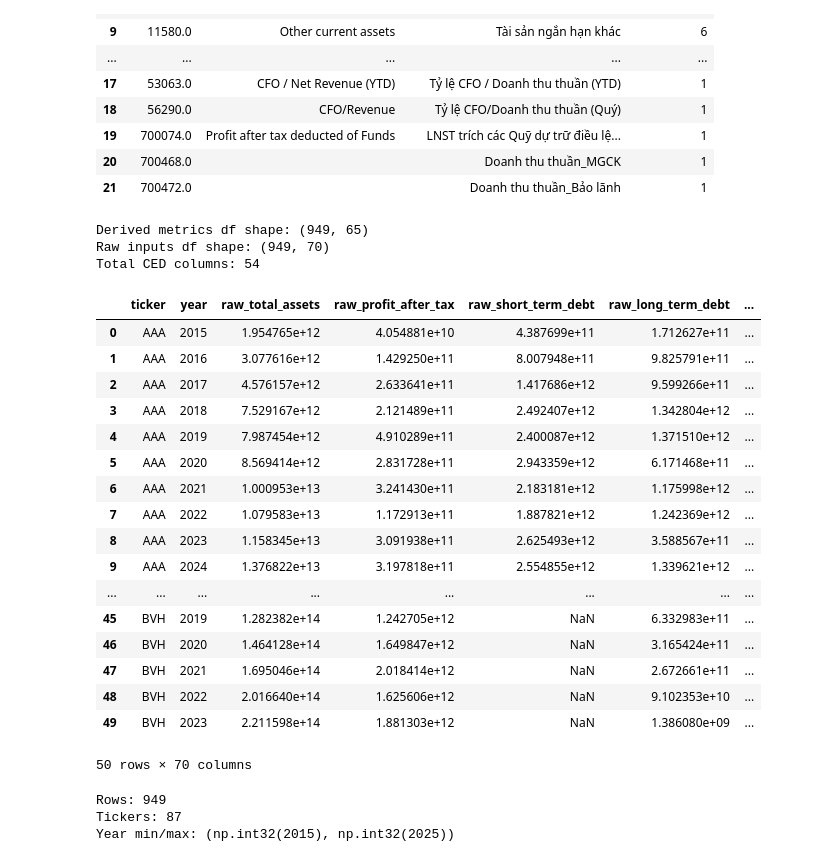
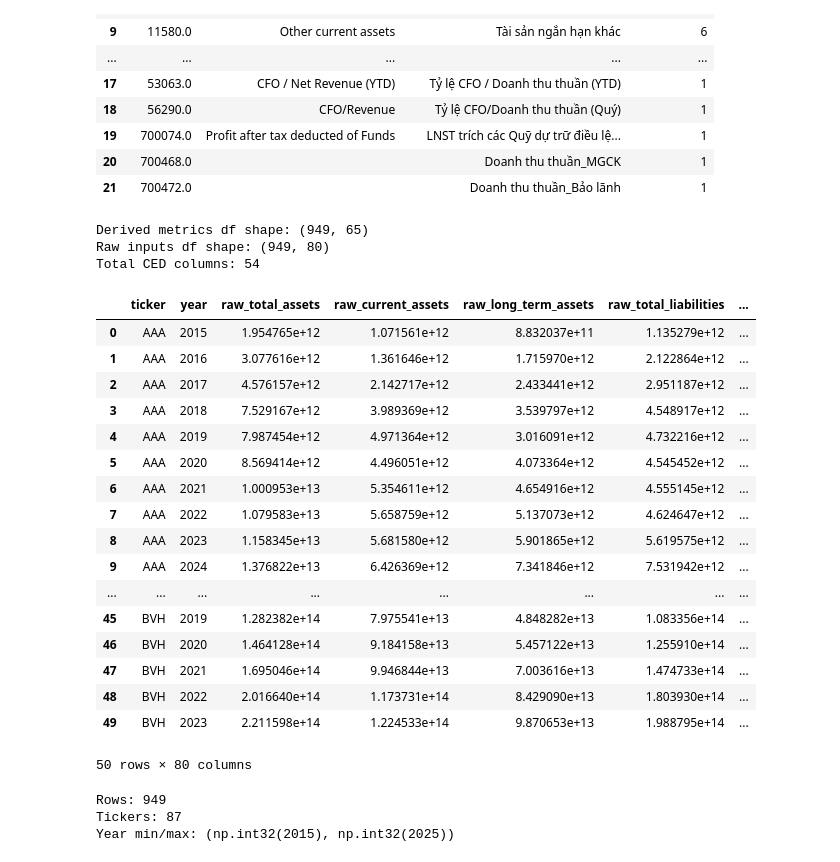
Before and after one commit to KhueNgocDang/llm_annual_report, a Jupyter notebook: basic_items_duckdb.ipynb, the cells around one changed output. Cells and saved outputs as stored; diff of their text form; code cells hidden in the pictures.

Commit message:
feat: add items

```diff
--- a/basic_items_duckdb.ipynb
+++ b/basic_items_duckdb.ipynb
@@ -187,12 +206,22 @@ financial_inputs AS (
     year,
     MAX(CASE WHEN item_code = '{ITEM_CODES['total_assets']}' THEN numeric_value END) AS total_assets,
     MAX(CASE WHEN item_code = '{ITEM_CODES['profit_after_tax']}' THEN numeric_value END) AS profit_after_tax,
+    MAX(CASE WHEN item_code = '{ITEM_CODES['pretax_profit']}' THEN numeric_value END) AS pretax_profit,
     MAX(CASE WHEN item_code = '{ITEM_CODES['short_term_debt']}' THEN numeric_value END) AS short_term_debt,
     MAX(CASE WHEN item_code = '{ITEM_CODES['long_term_debt']}' THEN numeric_value END) AS long_term_debt,
     MAX(CASE WHEN item_code = '{ITEM_CODES['current_assets']}' THEN numeric_value END) AS current_assets,
+    MAX(CASE WHEN item_code = '{ITEM_CODES['long_term_assets']}' THEN numeric_value END) AS long_term_assets,
     MAX(CASE WHEN item_code = '{ITEM_CODES['short_term_liabilities']}' THEN numeric_value END) AS short_term_liabilities,
+    MAX(CASE WHEN item_code = '{ITEM_CODES['short_term_financial_investments']}' THEN numeric_value END) AS short_term_financial_investments,
     MAX(CASE WHEN item_code = '{ITEM_CODES['net_revenue']}' THEN numeric_value END) AS net_revenue,
-    MAX(CASE WHEN item_code = '{ITEM_CODES['total_liabilities']}' THEN numeric_value END) AS total_liabilities
+    MAX(CASE WHEN item_code = '{ITEM_CODES['total_liabilities']}' THEN numeric_value END) AS total_liabilities,
+    MAX(CASE WHEN item_code = '{ITEM_CODES['owners_equity']}' THEN numeric_value END) AS owners_equity,
+    MAX(CASE WHEN item_code = '{ITEM_CODES['cash_and_equivalents']}' THEN numeric_value END) AS cash_and_equivalents,
+    MAX(CASE WHEN item_code = '{ITEM_CODES['tangible_fixed_assets']}' THEN numeric_value END) AS tangible_fixed_assets,
+    MAX(CASE WHEN item_code = '{ITEM_CODES['depreciation_expense']}' THEN numeric_value END) AS depreciation_expense,
+    MAX(CASE WHEN item_code = '{ITEM_CODES['net_cf_operating']}' THEN numeric_value END) AS net_cf_operating,
+    MAX(CASE WHEN item_code = '{ITEM_CODES['taxes_payable_state']}' THEN numeric_value END) AS taxes_payable_state,
+    MAX(CASE WHEN item_code = '{ITEM_CODES['current_corporate_income_tax_expense']}' THEN numeric_value END) AS current_corporate_income_tax_expense
   FROM fs_latest
   GROUP BY ticker, year
 ) ,
@@ -278,13 +307,23 @@ SELECT
   bd.woman,
   au.aud,
   fi.total_assets AS raw_total_assets,
+  fi.current_assets AS raw_current_assets,
+  fi.long_term_assets AS raw_long_term_assets,
+  fi.total_liabilities AS raw_total_liabilities,
+  fi.short_term_liabilities AS raw_short_term_liabilities,
+  fi.short_term_debt AS raw_short_term_debt,
+  fi.short_term_financial_investments AS raw_short_term_financial_investments,
+  fi.owners_equity AS raw_owners_equity,
+  fi.cash_and_equivalents AS raw_cash_and_equivalents,
+  fi.tangible_fixed_assets AS raw_tangible_fixed_assets,
+  fi.depreciation_expense AS raw_depreciation_expense,
+  fi.net_cf_operating AS raw_net_cf_operating,
+  fi.taxes_payable_state AS raw_taxes_payable_state,
+  fi.current_corporate_income_tax_expense AS raw_current_corporate_income_tax_expense,
+  fi.net_revenue AS raw_net_revenue,
   fi.profit_after_tax AS raw_profit_after_tax,
-  fi.short_term_debt AS raw_short_term_debt,
+  fi.pretax_profit AS raw_pretax_profit,
   fi.long_term_debt AS raw_long_term_debt,
-  fi.current_assets AS raw_current_assets,
-  fi.short_term_liabilities AS raw_short_term_liabilities,
-  fi.net_revenue AS raw_net_revenue,
-  fi.total_liabilities AS raw_total_liabilities,
   a.first_event_year AS raw_first_event_year
 FROM base b
 LEFT JOIN financial_vars f ON f.ticker = b.ticker AND f.year = b.year
@@ -294,56 +333,60 @@ LEFT JOIN inference_ced i ON i.ticker = b.ticker AND i.year = b.year
 LEFT JOIN board_vars bd ON bd.ticker = b.ticker AND bd.year = b.year
 LEFT JOIN age_vars a ON a.ticker = b.ticker AND a.year = b.year
 LEFT JOIN audit_vars au ON au.ticker = b.ticker AND au.year = b.year
 WHERE b.year BETWEEN {START_YEAR} AND {END_YEAR}
 {ticker_filter_sql}
 ORDER BY b.ticker, b.year
 '''
 
 df_all = con.execute(sql).fetchdf()
 
 ced_columns = [c.lower() for c in CED_CODES]
 metric_columns = [
     'ticker', 'year', 'ced', *ced_columns, 'size', 'boardsize', 'age', 'roa', 'loa', 'iso', 'woman', 'aud'
 ]
 raw_columns = [
     'ticker', 'year',
-    'raw_total_assets', 'raw_profit_after_tax',
-    'raw_short_term_debt', 'raw_long_term_debt',
-    'raw_current_assets', 'raw_short_term_liabilities',
-    'raw_net_revenue', 'raw_total_liabilities',
+    'raw_total_assets', 'raw_current_assets', 'raw_long_term_assets',
+    'raw_total_liabilities', 'raw_short_term_liabilities', 'raw_short_term_debt',
+    'raw_short_term_financial_investments',
+    'raw_owners_equity', 'raw_cash_and_equivalents', 'raw_tangible_fixed_assets',
+    'raw_depreciation_expense', 'raw_net_cf_operating',
+    'raw_taxes_payable_state', 'raw_current_corporate_income_tax_expense',
+    'raw_net_revenue', 'raw_profit_after_tax', 'raw_pretax_profit',
+    'raw_long_term_debt',
     'raw_first_event_year',
     'ced', *ced_columns, 'iso', 'boardsize', 'woman', 'aud'
 ]
 
 df = df_all[metric_columns].copy()
 df_raw_inputs = df_all[raw_columns].copy()
 
 print('Derived metrics df shape:', df.shape)
 print('Raw inputs df shape:', df_raw_inputs.shape)
 print('Total CED columns:', len(ced_columns))
 df_raw_inputs.head(50)
 # %% [output]
 Derived metrics df shape: (949, 65)
-Raw inputs df shape: (949, 70)
+Raw inputs df shape: (949, 80)
 Total CED columns: 54
-|  | ticker | year | raw_total_assets | raw_profit_after_tax | raw_short_term_debt | raw_long_term_debt | ... |
-| 0 | AAA | 2015 | 1.954765e+12 | 4.054881e+10 | 4.387699e+11 | 1.712627e+11 | ... |
-| 1 | AAA | 2016 | 3.077616e+12 | 1.429250e+11 | 8.007948e+11 | 9.825791e+11 | ... |
-| 2 | AAA | 2017 | 4.576157e+12 | 2.633641e+11 | 1.417686e+12 | 9.599266e+11 | ... |
-| 3 | AAA | 2018 | 7.529167e+12 | 2.121489e+11 | 2.492407e+12 | 1.342804e+12 | ... |
-| 4 | AAA | 2019 | 7.987454e+12 | 4.910289e+11 | 2.400087e+12 | 1.371510e+12 | ... |
-| 5 | AAA | 2020 | 8.569414e+12 | 2.831728e+11 | 2.943359e+12 | 6.171468e+11 | ... |
-| 6 | AAA | 2021 | 1.000953e+13 | 3.241430e+11 | 2.183181e+12 | 1.175998e+12 | ... |
-| 7 | AAA | 2022 | 1.079583e+13 | 1.172913e+11 | 1.887821e+12 | 1.242369e+12 | ... |
-| 8 | AAA | 2023 | 1.158345e+13 | 3.091938e+11 | 2.625493e+12 | 3.588567e+11 | ... |
-| 9 | AAA | 2024 | 1.376822e+13 | 3.197818e+11 | 2.554855e+12 | 1.339621e+12 | ... |
+|  | ticker | year | raw_total_assets | raw_current_assets | raw_long_term_assets | raw_total_liabilities | ... |
+| 0 | AAA | 2015 | 1.954765e+12 | 1.071561e+12 | 8.832037e+11 | 1.135279e+12 | ... |
+| 1 | AAA | 2016 | 3.077616e+12 | 1.361646e+12 | 1.715970e+12 | 2.122864e+12 | ... |
+| 2 | AAA | 2017 | 4.576157e+12 | 2.142717e+12 | 2.433441e+12 | 2.951187e+12 | ... |
+| 3 | AAA | 2018 | 7.529167e+12 | 3.989369e+12 | 3.539797e+12 | 4.548917e+12 | ... |
+| 4 | AAA | 2019 | 7.987454e+12 | 4.971364e+12 | 3.016091e+12 | 4.732216e+12 | ... |
+| 5 | AAA | 2020 | 8.569414e+12 | 4.496051e+12 | 4.073364e+12 | 4.545452e+12 | ... |
+| 6 | AAA | 2021 | 1.000953e+13 | 5.354611e+12 | 4.654916e+12 | 4.555145e+12 | ... |
+| 7 | AAA | 2022 | 1.079583e+13 | 5.658759e+12 | 5.137073e+12 | 4.624647e+12 | ... |
+| 8 | AAA | 2023 | 1.158345e+13 | 5.681580e+12 | 5.901865e+12 | 5.619575e+12 | ... |
+| 9 | AAA | 2024 | 1.376822e+13 | 6.426369e+12 | 7.341846e+12 | 7.531942e+12 | ... |
 | ... | ... | ... | ... | ... | ... | ... | ... |
-| 45 | BVH | 2019 | 1.282382e+14 | 1.242705e+12 | NaN | 6.332983e+11 | ... |
-| 46 | BVH | 2020 | 1.464128e+14 | 1.649847e+12 | NaN | 3.165424e+11 | ... |
-| 47 | BVH | 2021 | 1.695046e+14 | 2.018414e+12 | NaN | 2.672661e+11 | ... |
-| 48 | BVH | 2022 | 2.016640e+14 | 1.625606e+12 | NaN | 9.102353e+10 | ... |
-| 49 | BVH | 2023 | 2.211598e+14 | 1.881303e+12 | NaN | 1.386080e+09 | ... |
+| 45 | BVH | 2019 | 1.282382e+14 | 7.975541e+13 | 4.848282e+13 | 1.083356e+14 | ... |
+| 46 | BVH | 2020 | 1.464128e+14 | 9.184158e+13 | 5.457122e+13 | 1.255910e+14 | ... |
+| 47 | BVH | 2021 | 1.695046e+14 | 9.946844e+13 | 7.003616e+13 | 1.474733e+14 | ... |
+| 48 | BVH | 2022 | 2.016640e+14 | 1.173731e+14 | 8.429090e+13 | 1.803930e+14 | ... |
+| 49 | BVH | 2023 | 2.211598e+14 | 1.224533e+14 | 9.870653e+13 | 1.988795e+14 | ... |
-50 rows × 70 columns
+50 rows × 80 columns
 # %%
 # Summary checks
 print('Rows:', len(df))
```
Also changed, not shown: parts of 3 cells of this notebook.
